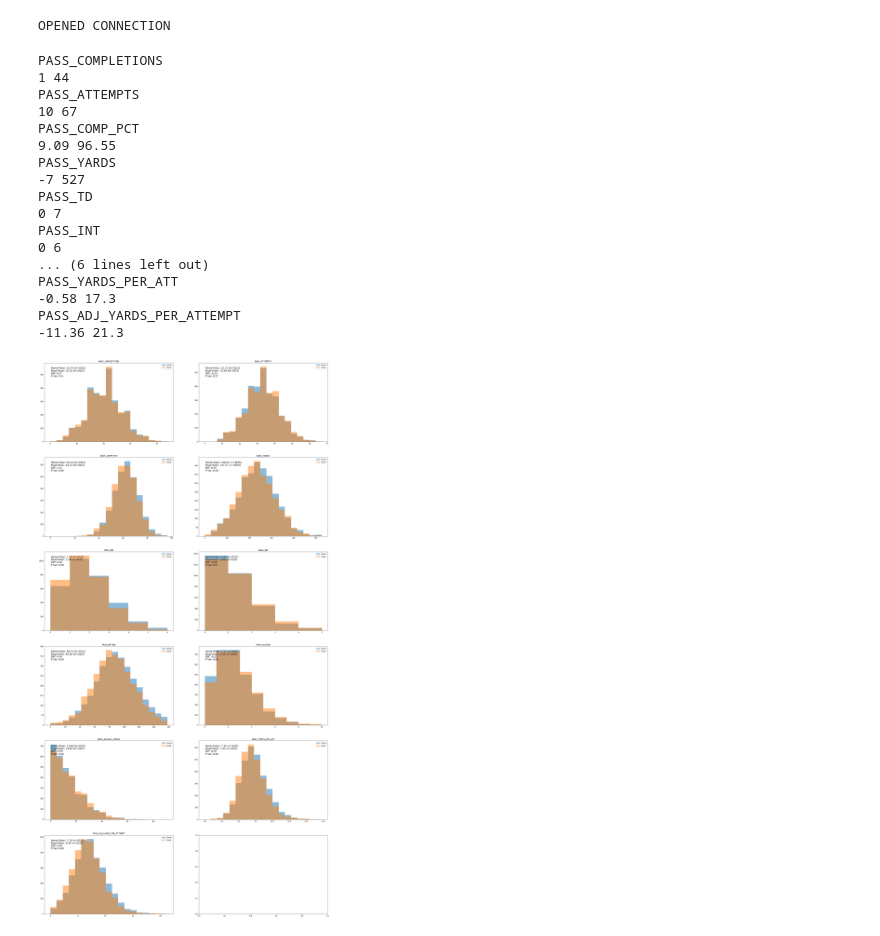
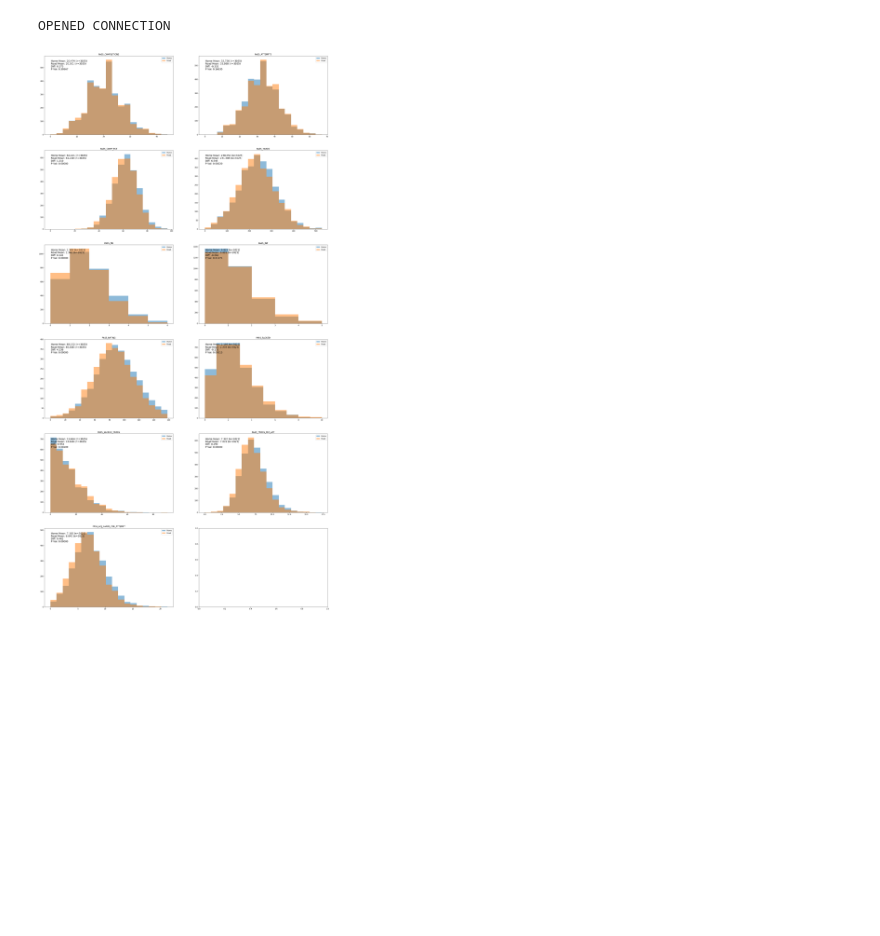
Before and after one commit to crhanlon/nfl_road_games, a Jupyter notebook: staging/src/data_notebook.ipynb, the cells around one changed output. Cells and saved outputs as stored; diff of their text form; code cells hidden in the pictures; blank space fills up the shorter version.

```diff
--- a/staging/src/data_notebook.ipynb
+++ b/staging/src/data_notebook.ipynb
@@ -111,6 +115,13 @@ def get_stats(home_games_stat, road_games_stat, stat_id):
         stat_type = 'receiving'
     else:
         raise Exception('Invalid Stat: ' + stat_id)
+
+    if type(home_games_stat[0]) == str:
+        if '%' not in home_games_stat[0]:
+            raise Exception('Stat is not numeric')
+        else:
+            home_games_stat = mapPctToDec(home_games_stat)
+            road_games_stat = mapPctToDec(road_games_stat)
 
     t_stat, pval, cohen, my_t = get_t_stats(home_games_stat, road_games_stat, stat_id)
 
@@ -234,20 +242,27 @@ def write_all_aggregated_stats(automatically_overwrite=True):
 # %%
 # ==== Plotting Statistic Helpers
 def get_bins(home_games, road_games, col, num_bins=20):
-    min_val = min(min(home_games[col].unique()), min(road_games[col].unique()))
-    max_val = max(max(home_games[col].unique()), max(road_games[col].unique()))
-    print(min_val, max_val)
-    if len(home_games[col].unique()) < num_bins or len(road_games[col].unique()) < num_bins:
+    min_val = min(min(home_games.unique()), min(road_games.unique()))
+    max_val = max(max(home_games.unique()), max(road_games.unique()))
+    if len(home_games.unique()) < num_bins or len(road_games.unique()) < num_bins:
         return range(int(min_val), int(max_val))
     bins = np.linspace(0, max_val, num=num_bins)
     return bins
 
 def get_hist_text(final_stats):
-    s = 'Home Mean: ' + '{0:.2f}'.format(final_stats['home_mean']) + ' (n=' + str(final_stats['home_count']) + ')\n'
-    s += 'Road Mean: ' + '{0:.2f}'.format(final_stats['road_mean']) + ' (n=' + str(final_stats['road_count']) + ')\n'
-    s += 'Diff: ' + '{0:.2f}'.format(final_stats['difference']) + '\n'
-    s += 'P Val: ' + '{0:.2f}'.format(final_stats['p_val']) + '\n'
+    s = 'Home Mean: ' + '{0:.3f}'.format(final_stats['home_mean']) + ' (n=' + str(final_stats['home_count']) + ')\n'
+    s += 'Road Mean: ' + '{0:.3f}'.format(final_stats['road_mean']) + ' (n=' + str(final_stats['road_count']) + ')\n'
+    s += 'Diff: ' + '{0:.3f}'.format(final_stats['difference']) + '\n'
+    s += 'P Val: ' + '{0:.5f}'.format(final_stats['p_val']) + '\n'
     return s
+
+def mod_games(game_stats):
+    if type(game_stats[0]) == str:
+        if '%' not in game_stats[0]:
+            raise Exception('Stat is not numeric')
+        else:
+            return mapPctToDec(game_stats)
+    return game_stats
 # %%
 # ==== Plot All Stats =====
 def plot_stats(home_games, road_games, data_type):
@@ -258,42 +273,29 @@ def plot_stats(home_games, road_games, data_type):
     home_hist_vals = {}
     road_hist_vals = {}
     for col, ax in zip(stat_dict.keys(), chain(*axs)):
-        print(col)
-        bins = get_bins(home_games, road_games, col)
-        home_n, home_bins, home_patches = ax.hist(home_games[col], label='Home', alpha=0.5, bins=bins)
-        road_n, road_bins, road_patches = ax.hist(road_games[col], label='Road', alpha=0.5, bins=bins)
+        home_games_mod = mod_games(home_games[col])
+        road_games_mod = mod_games(road_games[col])
+        bins = get_bins(home_games_mod, road_games_mod, col)
+        home_n, home_bins, home_patches = ax.hist(home_games_mod, label='Home', alpha=0.5, bins=bins)
+        road_n, road_bins, road_patches = ax.hist(road_games_mod, label='Road', alpha=0.5, bins=bins)
         home_hist_vals[col] = { 'n': home_n, 'bins': home_bins, 'patches': home_patches }
         road_hist_vals[col] = { 'n': road_n, 'bins': road_bins, 'patches': road_patches }
         ax.legend(loc='upper right')
         ax.text(0.05, 0.95, get_hist_text(stat_dict[col]), transform=ax.transAxes, fontsize=14,
             verticalalignment='top')
         ax.set_title(col)
+# %%
+OVERALL_STAT_DICT = {}
 # %%
 dt = 'passing'
 kvd = get_key_value_dict(dt)
 hg = get_home_games(kvd.copy(), dt)
 rg = get_road_games(kvd.copy(), dt)
 stat_dict = get_stat_dict(hg, rg, get_stat_ids(dt))
+OVERALL_STAT_DICT.update(stat_dict)
 plot_stats(hg, rg, dt)
 # %% [output]
-PASS_COMPLETIONS
-1 44
-PASS_ATTEMPTS
-10 67
-PASS_COMP_PCT
-9.09 96.55
-PASS_YARDS
--7 527
-PASS_TD
-0 7
-PASS_INT
-0 6
-... (6 lines left out)
-PASS_YARDS_PER_ATT
--0.58 17.3
-PASS_ADJ_YARDS_PER_ATTEMPT
--11.36 21.3
-[figure, old version]
+[figure, new version]
 # %%
 dt = 'rushing'
 kvd = get_key_value_dict(dt)
```
Also changed, not shown: parts of 5 cells of this notebook.
